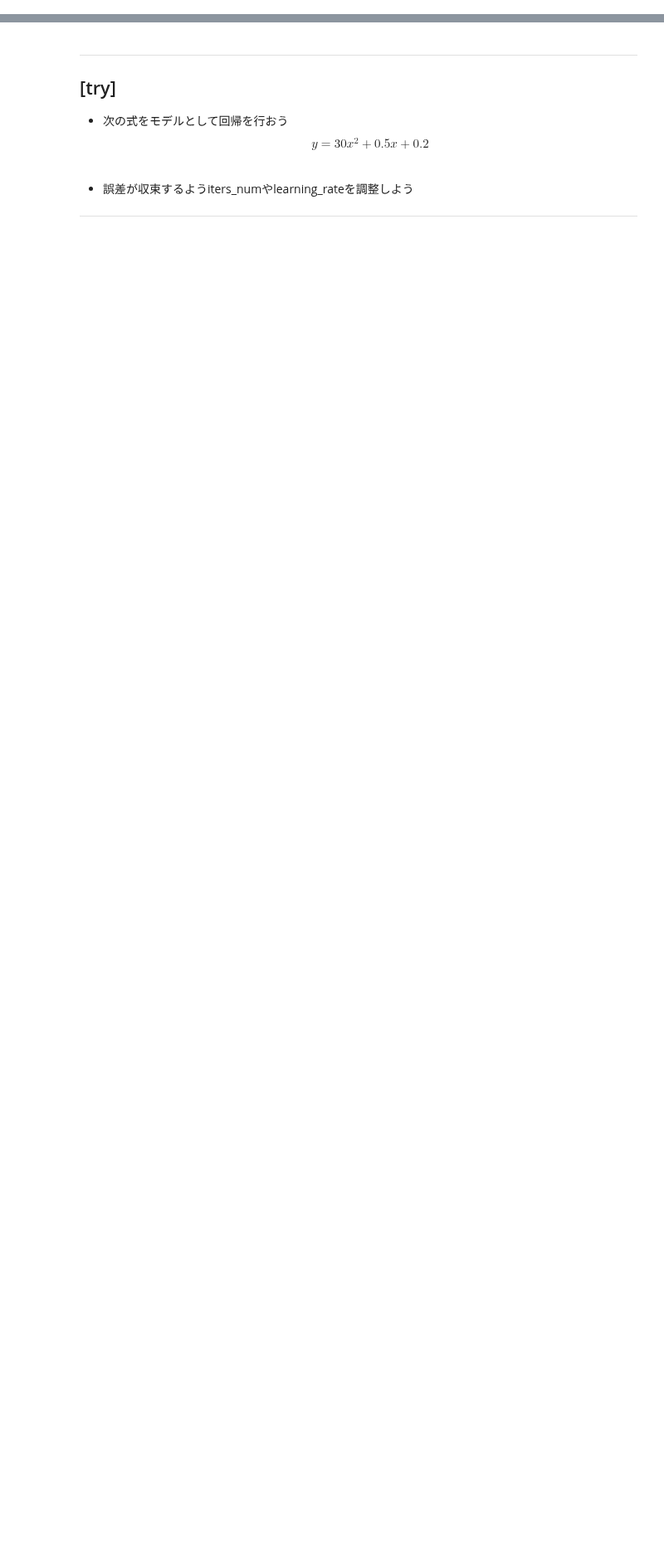
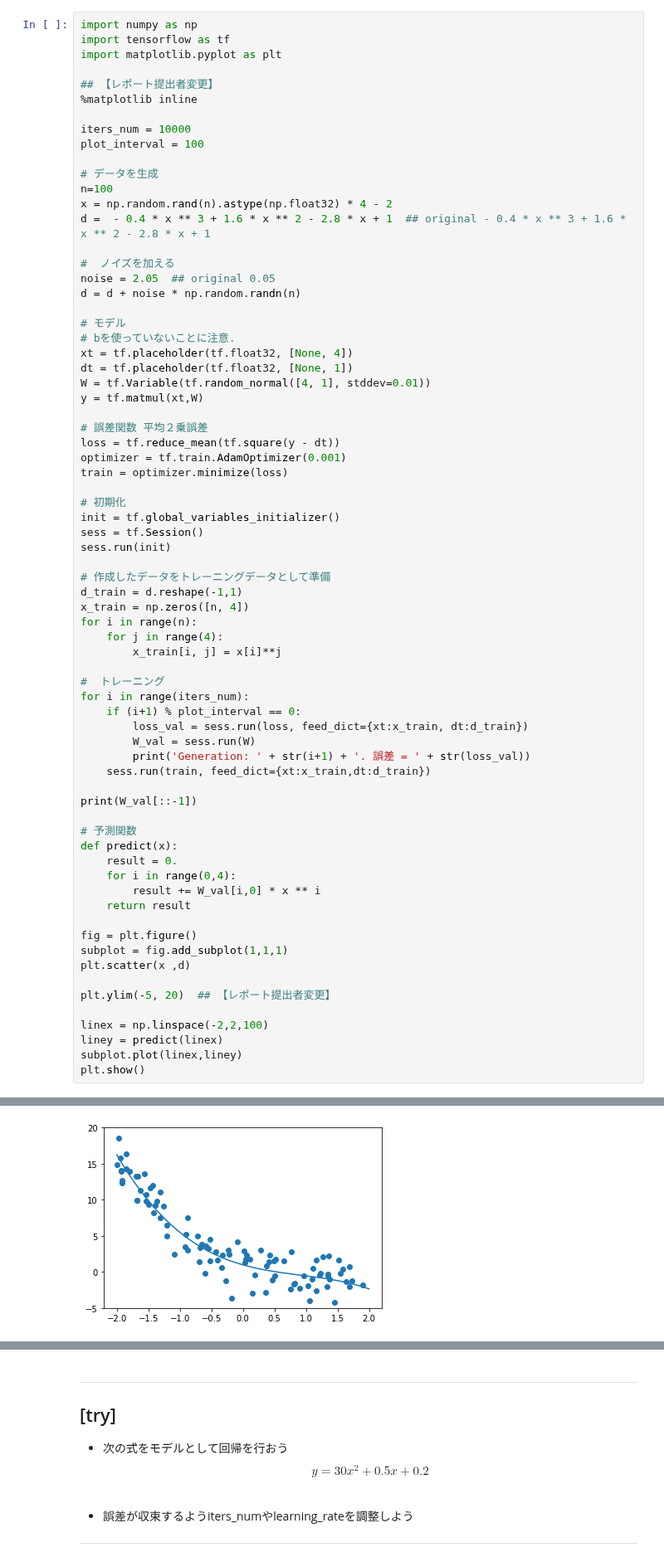
Before and after one commit to honchi-github-project/study_deeplearning_e, a Jupyter notebook: 03_exercise/lesson_4/4_1_tensorflow_codes_2.ipynb, the cells around one changed output, grey strips where cells are left out. Shown at 83% size. Saved outputs shown, nothing was run; the diff lists cells and outputs as text; blank space fills up the shorter version.

```diff
--- a/03_exercise/lesson_4/4_1_tensorflow_codes_2.ipynb
+++ b/03_exercise/lesson_4/4_1_tensorflow_codes_2.ipynb
@@ -94,0 +187,72 @@ Generation: 1200. 誤差 = 2.180472
+# %%
+import numpy as np
+import tensorflow as tf
+import matplotlib.pyplot as plt
+
+## 【レポート提出者変更】
+%matplotlib inline
+
+iters_num = 10000
+plot_interval = 100
+
+# データを生成
+n=100
+x = np.random.rand(n).astype(np.float32) * 4 - 2
+d =  - 0.4 * x ** 3 + 1.6 * x ** 2 - 2.8 * x + 1  ## original - 0.4 * x ** 3 + 1.6 * x ** 2 - 2.8 * x + 1
+
+#  ノイズを加える
+noise = 2.05  ## original 0.05
+d = d + noise * np.random.randn(n)
+
+# モデル
+# bを使っていないことに注意.
+xt = tf.placeholder(tf.float32, [None, 4])
+dt = tf.placeholder(tf.float32, [None, 1])
+W = tf.Variable(tf.random_normal([4, 1], stddev=0.01))
+y = tf.matmul(xt,W)
+
+# 誤差関数 平均２乗誤差
+loss = tf.reduce_mean(tf.square(y - dt))
+optimizer = tf.train.AdamOptimizer(0.001)
+train = optimizer.minimize(loss)
+
+# 初期化
+init = tf.global_variables_initializer()
+sess = tf.Session()
+sess.run(init)
+
+# 作成したデータをトレーニングデータとして準備
+d_train = d.reshape(-1,1)
+x_train = np.zeros([n, 4])
+for i in range(n):
+    for j in range(4):
+        x_train[i, j] = x[i]**j
+
+#  トレーニング
+for i in range(iters_num):
+    if (i+1) % plot_interval == 0:
+        loss_val = sess.run(loss, feed_dict={xt:x_train, dt:d_train})
+        W_val = sess.run(W)
+        print('Generation: ' + str(i+1) + '. 誤差 = ' + str(loss_val))
+    sess.run(train, feed_dict={xt:x_train,dt:d_train})
+
+print(W_val[::-1])
+
+# 予測関数
+def predict(x):
+    result = 0.
+    for i in range(0,4):
+        result += W_val[i,0] * x ** i
+    return result
+
+fig = plt.figure()
+subplot = fig.add_subplot(1,1,1)
+plt.scatter(x ,d)
+
+plt.ylim(-5, 20)  ## 【レポート提出者変更】
+
+linex = np.linspace(-2,2,100)
+liney = predict(linex)
+subplot.plot(linex,liney)
+plt.show()
+# %% [output]
@@ -94,0 +276 @@ Generation: 1200. 誤差 = 2.180472
+[figure, added]
```
Also changed, not shown: parts of 11 cells of this notebook, 22 other files.
